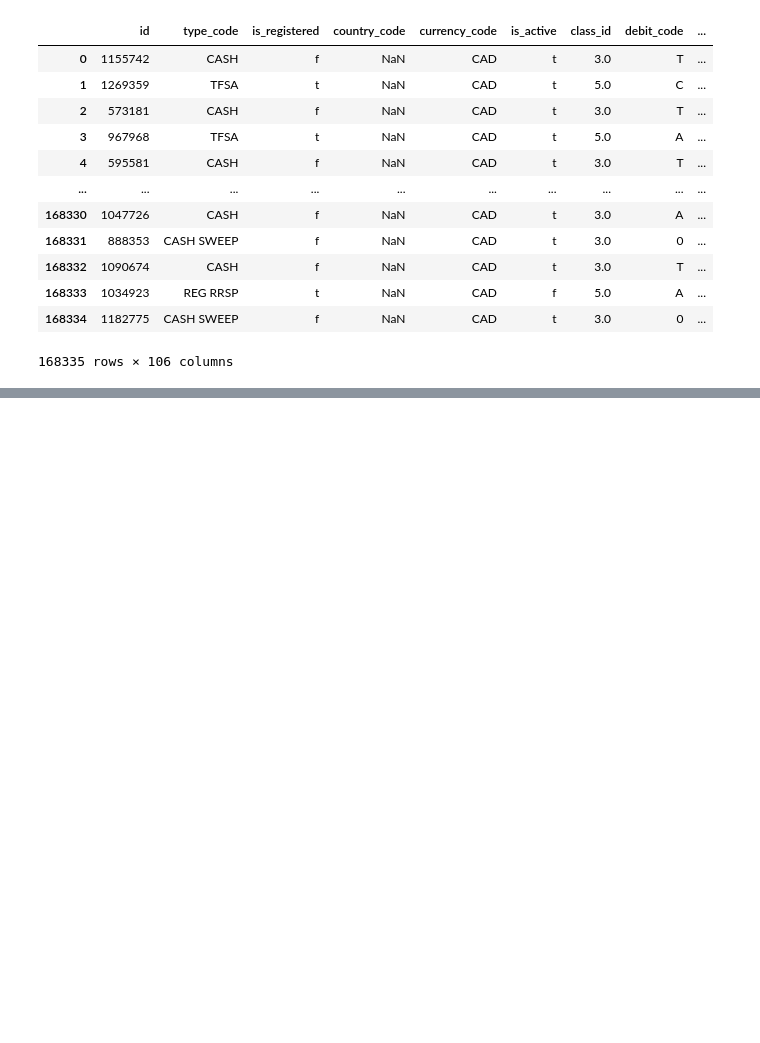
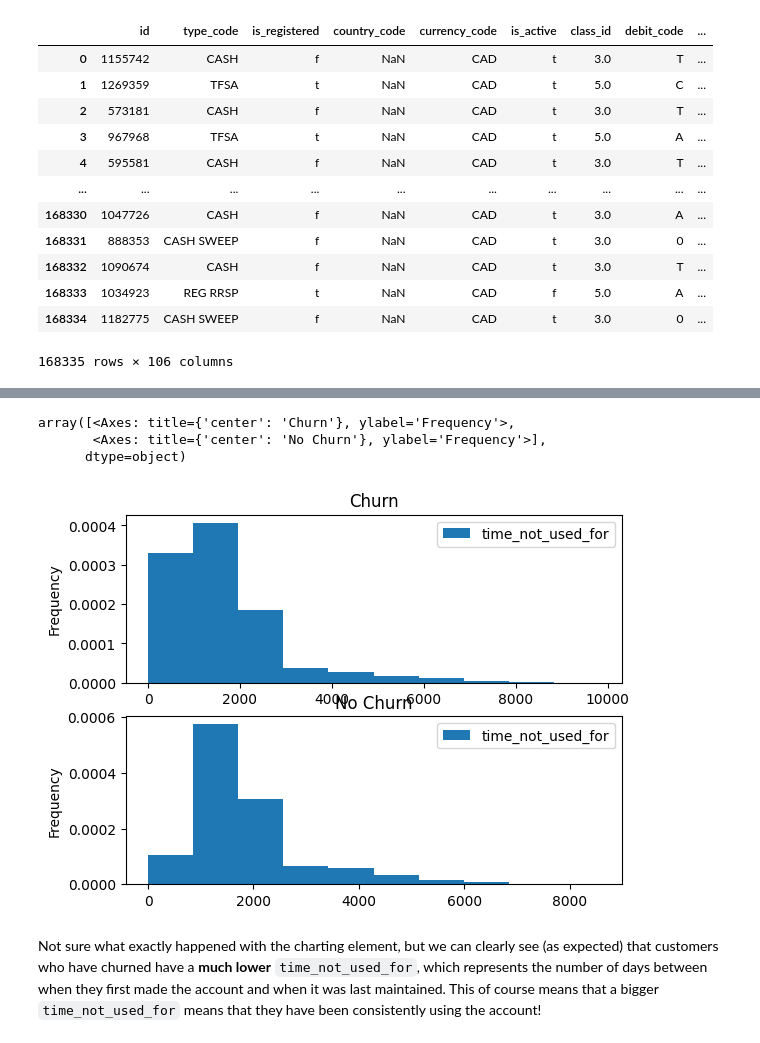
Before and after one commit to Andoiiii/CxC-III, a Jupyter notebook: main.ipynb, the cells around one changed output, grey strips where cells are left out. Drawn from its saved outputs; the diff is of its cells as text; code cells hidden in the pictures; blank space fills up the shorter version.

```diff
--- a/main.ipynb
+++ b/main.ipynb
@@ -602,0 +607,3 @@ newTest.to_csv('./test_predicted.csv', index=False)
+# %%
+import pandas as pd
+newTest = pd.read_csv('./test_predicted.csv')
@@ -602,0 +687,6 @@ newTest.to_csv('./test_predicted.csv', index=False)
+# %%
+# Grab Inception Date and Last Maintenance Time to roughly estimate how long since an account was used
+dateCols = newTest[['inception_date', 'last_maintenance_time']]
+dateCols['inception_date'] = pd.to_datetime(dateCols['inception_date'], errors='coerce', utc=True)
+dateCols['last_maintenance_time'] = pd.to_datetime(dateCols['last_maintenance_time'], errors='coerce', utc=True)
+dateCols
@@ -602,0 +717,6 @@ newTest.to_csv('./test_predicted.csv', index=False)
+# %%
+# Now they are date objects, we can subtract them
+date_diff = dateCols['last_maintenance_time'] - dateCols['inception_date']
+test_dated = pd.concat([newTest, date_diff.to_frame()], axis=1)
+test_dated = test_dated.rename(columns={0:'time_not_used_for'})
+test_dated
@@ -602,0 +737,14 @@ newTest.to_csv('./test_predicted.csv', index=False)
+# %%
+# Convert From Pandas TimeDelta object to just days
+test_dated['time_not_used_for'] = test_dated['time_not_used_for'].dt.days
+# %%
+import matplotlib
+
+test_dated[['time_not_used_for', 'predicted']].plot.hist(by=['predicted'], density=True, stacked=True)
+# %% [output]
+array([<Axes: title={'center': 'Churn'}, ylabel='Frequency'>,
+       <Axes: title={'center': 'No Churn'}, ylabel='Frequency'>],
+      dtype=object)
+[figure, added]
+# %% [markdown]
+Not sure what exactly happened with the charting element, but we can clearly see (as expected) that customers who have churned have a **much lower** `time_not_used_for`, which represents the number of days between when they first made the account and when it was last maintained. This of course means that a bigger `time_not_used_for` means that they have been consistently using the account!
```
Also changed, not shown: parts of 24 cells of this notebook.
